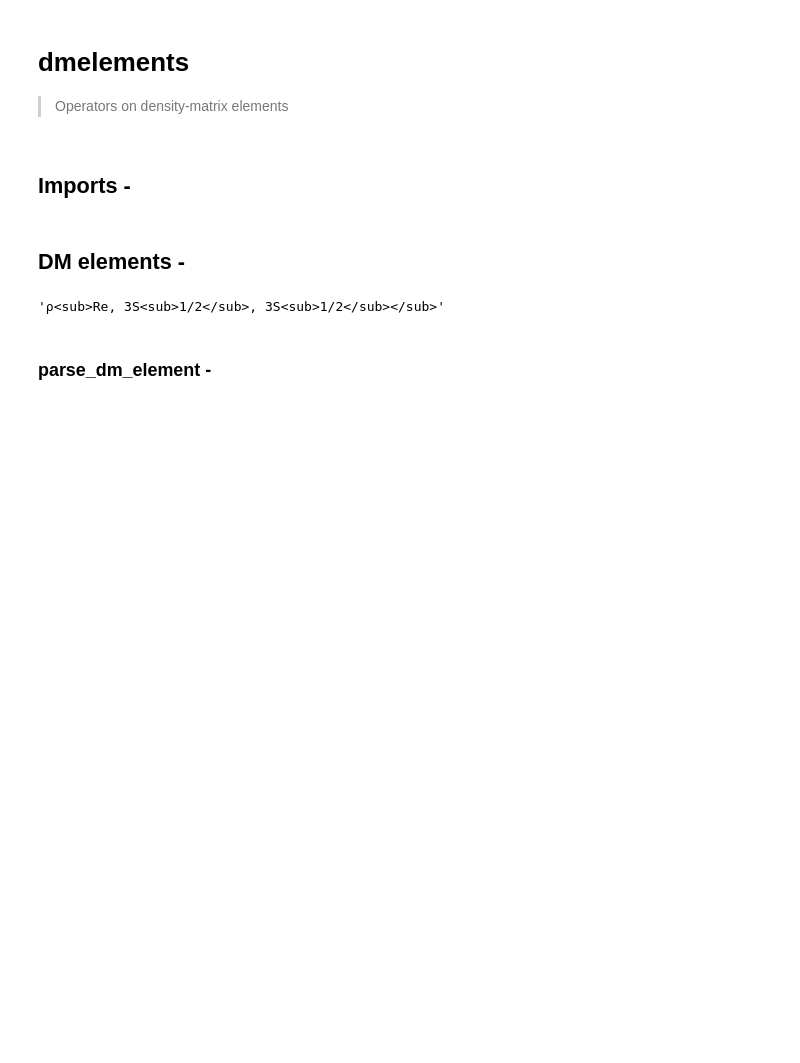
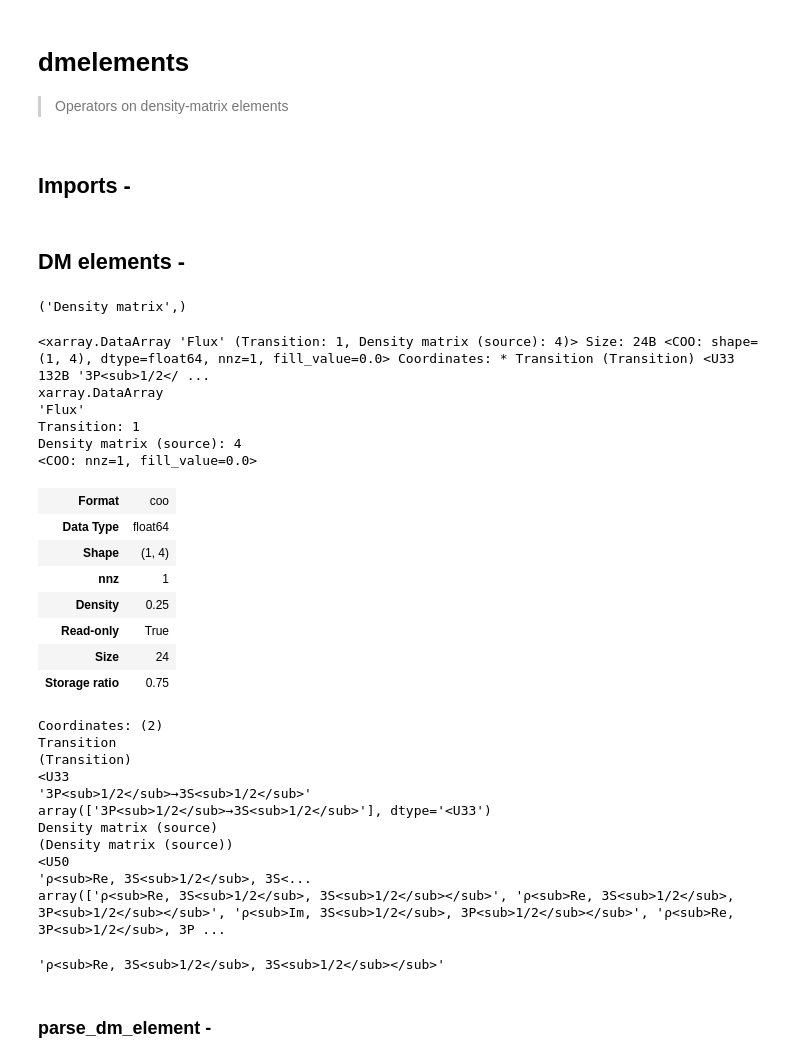
Before and after one commit to simonkeys/pylgs, a Jupyter notebook: nbs/api/dmelements.ipynb, the cells around one changed output. Cells and saved outputs as stored; diff of their text form; code cells hidden in the pictures; blank space fills up the shorter version.

```diff
--- a/nbs/api/dmelements.ipynb
+++ b/nbs/api/dmelements.ipynb
@@ -30,6 +30,41 @@ from pymor.operators.interface import Operator
 np.set_printoptions(formatter={'float': lambda x: f'{x:^ 8.2}' if x else f'{0:^ 8}'}, linewidth=140)
 # %% [markdown]
 ## DM elements -
+# %%
+with importlib.resources.path("pylgs.systems.NaD1_Toy", "Flux.mtxn") as path:
+    flux = LincombOperator.from_file(path)
+# %%
+flux.assemble().source.dims
+# %% [output]
+('Density matrix',)
+# %%
+flux.assemble().matrix
+# %% [output]
+<xarray.DataArray 'Flux' (Transition: 1, Density matrix (source): 4)> Size: 24B <COO: shape=(1, 4), dtype=float64, nnz=1, fill_value=0.0> Coordinates: * Transition (Transition) <U33 132B '3P<sub>1/2</ ...
+xarray.DataArray
+'Flux'
+Transition: 1
+Density matrix (source): 4
+<COO: nnz=1, fill_value=0.0>
+| Format | coo |
+| Data Type | float64 |
+| Shape | (1, 4) |
+| nnz | 1 |
+| Density | 0.25 |
+| Read-only | True |
+| Size | 24 |
+| Storage ratio | 0.75 |
+Coordinates: (2)
+Transition
+(Transition)
+<U33
+'3P<sub>1/2</sub>→3S<sub>1/2</sub>'
+array(['3P<sub>1/2</sub>→3S<sub>1/2</sub>'], dtype='<U33')
+Density matrix (source)
+(Density matrix (source))
+<U50
+'ρ<sub>Re, 3S<sub>1/2</sub>, 3S<...
+array(['ρ<sub>Re, 3S<sub>1/2</sub>, 3S<sub>1/2</sub></sub>', 'ρ<sub>Re, 3S<sub>1/2</sub>, 3P<sub>1/2</sub></sub>', 'ρ<sub>Im, 3S<sub>1/2</sub>, 3P<sub>1/2</sub></sub>', 'ρ<sub>Re, 3P<sub>1/2</sub>, 3P ...
 # %%
 #| hide
 with importlib.resources.path("pylgs.systems.NaD1_Toy", "Flux.mtxn") as path:
```
Also changed, not shown: parts of 35 cells of this notebook, 14 other files.
